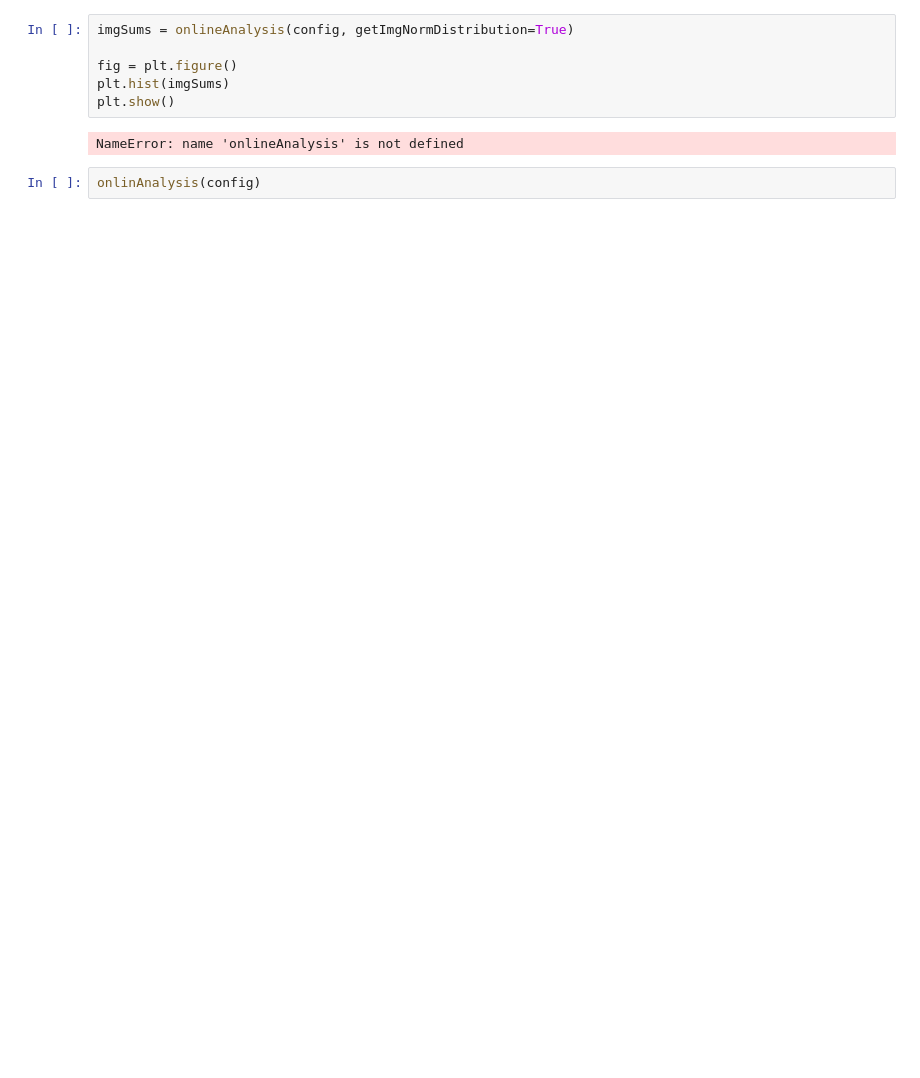
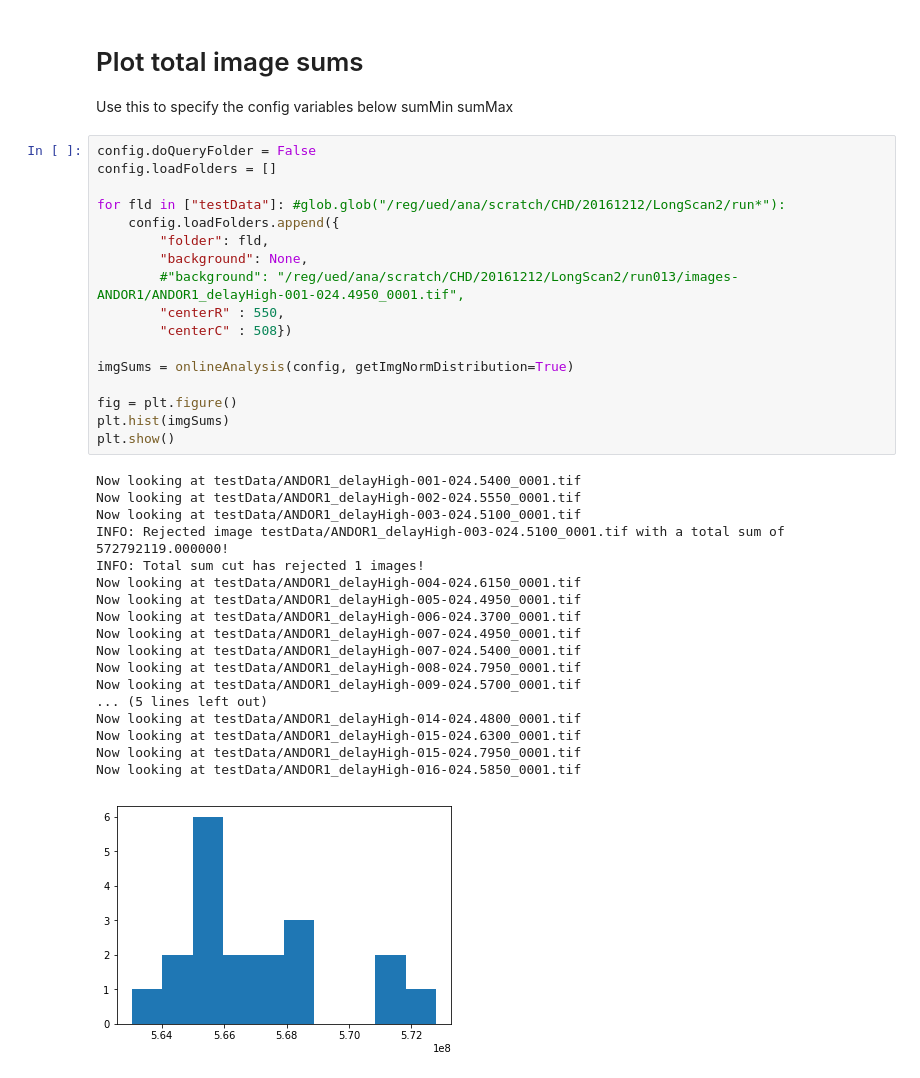
Before and after one commit to khegazy/UED_online_analysis, a Jupyter notebook: Gas_phase_online_analysis.ipynb, the cells around one changed output. Saved outputs shown, nothing was run; the diff lists cells and outputs as text; blank space fills up the shorter version.

```diff
--- a/Gas_phase_online_analysis.ipynb
+++ b/Gas_phase_online_analysis.ipynb
@@ -146,10 +234,42 @@ SyntaxError: invalid syntax (<ipython-input-3-f119c3200080>, line 2)
-# %%
-imgSums = onlineAnalysis(config, getImgNormDistribution=True)
-
-fig = plt.figure()
-plt.hist(imgSums)
-plt.show()
-# %% [output]
-NameError: name 'onlineAnalysis' is not defined
-# %%
-onlinAnalysis(config)
+# %% [markdown]
+# Plot total image sums
+
+Use this to specify the config variables below
+   sumMin
+   sumMax
+# %%
+config.doQueryFolder = False
+config.loadFolders = []
+
+for fld in ["testData"]: #glob.glob("/reg/ued/ana/scratch/CHD/20161212/LongScan2/run*"):
+    config.loadFolders.append({
+        "folder": fld,
+        "background": None,
+        #"background": "/reg/ued/ana/scratch/CHD/20161212/LongScan2/run013/images-ANDOR1/ANDOR1_delayHigh-001-024.4950_0001.tif",
+        "centerR" : 550,
+        "centerC" : 508})
+
+imgSums = onlineAnalysis(config, getImgNormDistribution=True)
+
+fig = plt.figure()
+plt.hist(imgSums)
+plt.show()
+# %% [output]
+Now looking at testData/ANDOR1_delayHigh-001-024.5400_0001.tif
+Now looking at testData/ANDOR1_delayHigh-002-024.5550_0001.tif
+Now looking at testData/ANDOR1_delayHigh-003-024.5100_0001.tif
+INFO: Rejected image testData/ANDOR1_delayHigh-003-024.5100_0001.tif with a total sum of 572792119.000000!
+INFO: Total sum cut has rejected 1 images!
+Now looking at testData/ANDOR1_delayHigh-004-024.6150_0001.tif
+Now looking at testData/ANDOR1_delayHigh-005-024.4950_0001.tif
+Now looking at testData/ANDOR1_delayHigh-006-024.3700_0001.tif
+Now looking at testData/ANDOR1_delayHigh-007-024.4950_0001.tif
+Now looking at testData/ANDOR1_delayHigh-007-024.5400_0001.tif
+Now looking at testData/ANDOR1_delayHigh-008-024.7950_0001.tif
+Now looking at testData/ANDOR1_delayHigh-009-024.5700_0001.tif
+... (5 lines left out)
+Now looking at testData/ANDOR1_delayHigh-014-024.4800_0001.tif
+Now looking at testData/ANDOR1_delayHigh-015-024.6300_0001.tif
+Now looking at testData/ANDOR1_delayHigh-015-024.7950_0001.tif
+Now looking at testData/ANDOR1_delayHigh-016-024.5850_0001.tif
+[figure, added]
```
Also changed, not shown: parts of 6 cells of this notebook, 2 other files.
